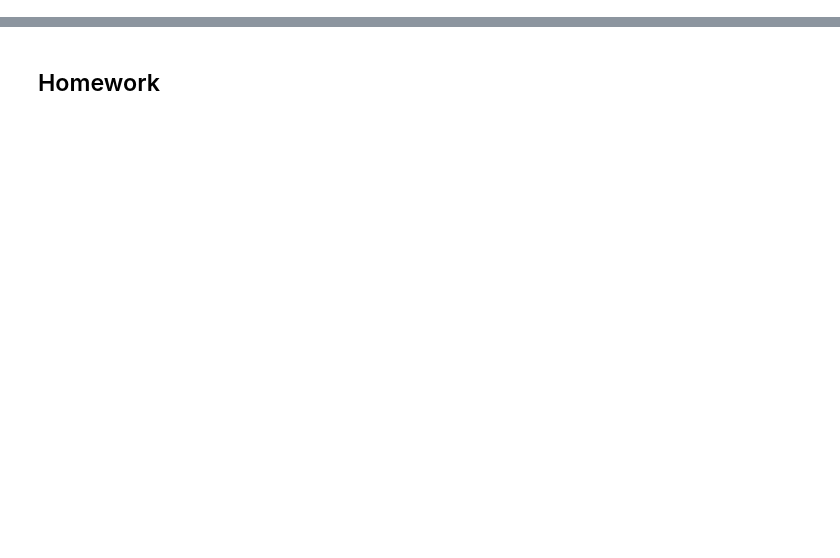
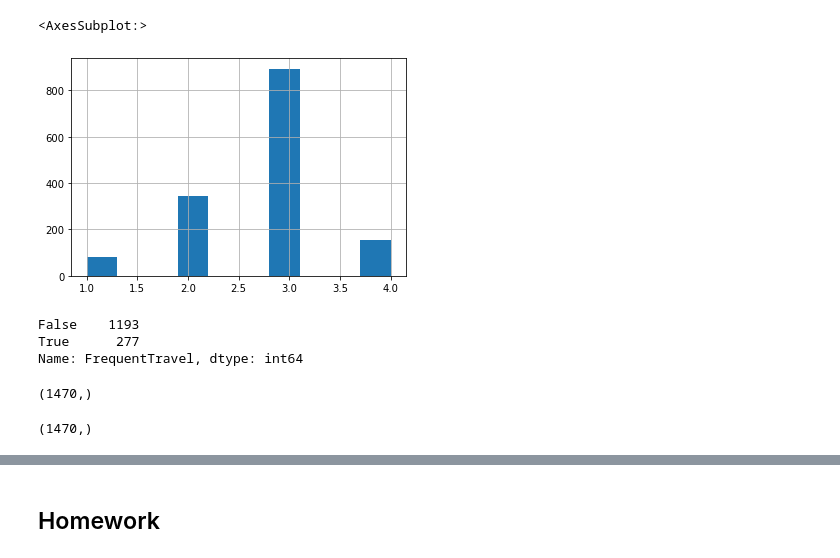
Before and after one commit to ryanorsinger/90-minutes-to-machine-learning, a Jupyter notebook: new_notebook.ipynb, the cells around one changed output, grey strips where cells are left out. Saved outputs shown, nothing was run; the diff lists cells and outputs as text; code cells hidden in the pictures; blank space fills up the shorter version.

```diff
--- a/new_notebook.ipynb
+++ b/new_notebook.ipynb
@@ -119,3 +247,22 @@ pd.read_csv("data.csv").head()
+# %%
+df.WorkLifeBalance.hist()
+# %% [output]
+<AxesSubplot:>
+[figure, added]
+# %%
+df.FrequentTravel.value_counts()
+# %% [output]
+False    1193
+True      277
+Name: FrequentTravel, dtype: int64
+# %%
+df.MonthlyIncome.shape
+# %% [output]
+(1470,)
+# %%
+df.Attrition.shape
+# %% [output]
+(1470,)
 # %%
 sns.boxplot(x=df.Attrition, y=df.MonthlyIncome, data=df)
 # %% [output]
```
Also changed, not shown: parts of 18 cells of this notebook, 1 other file.
